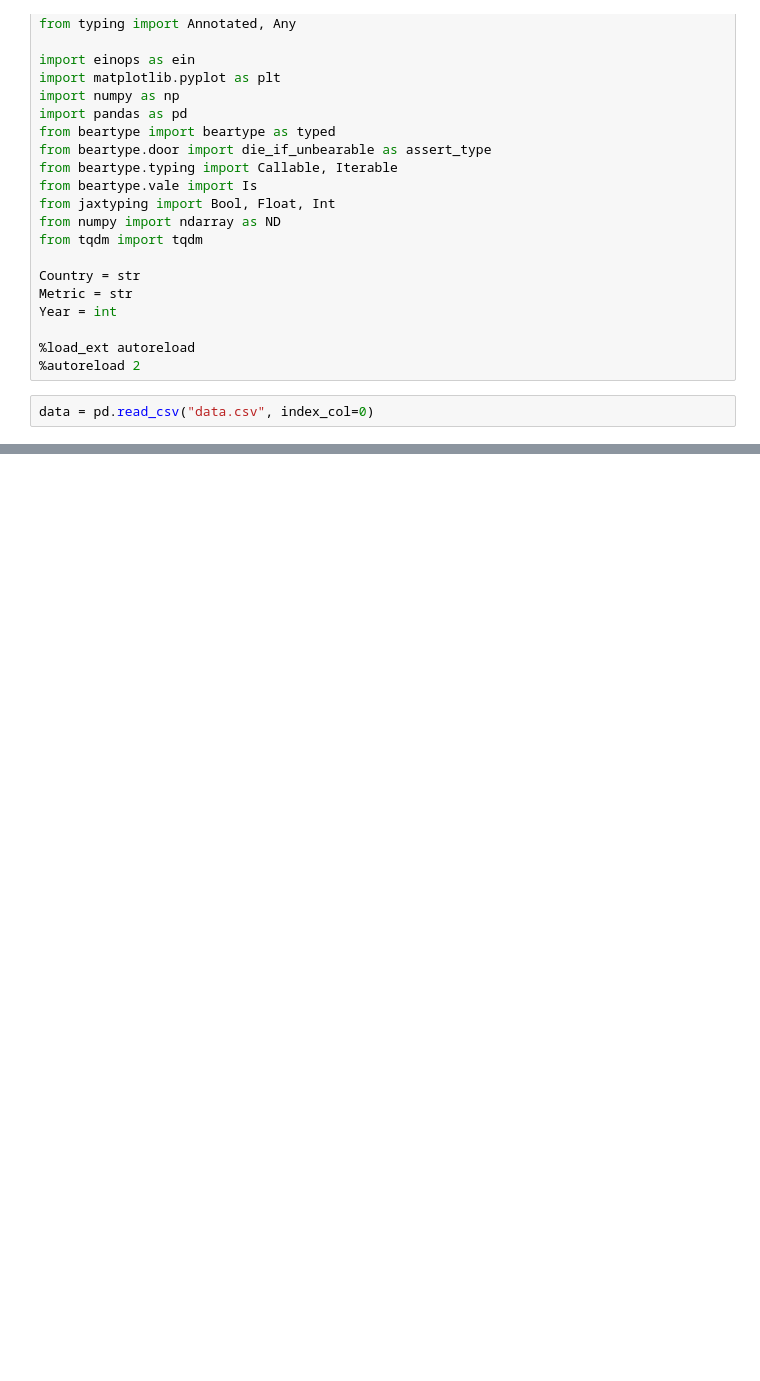
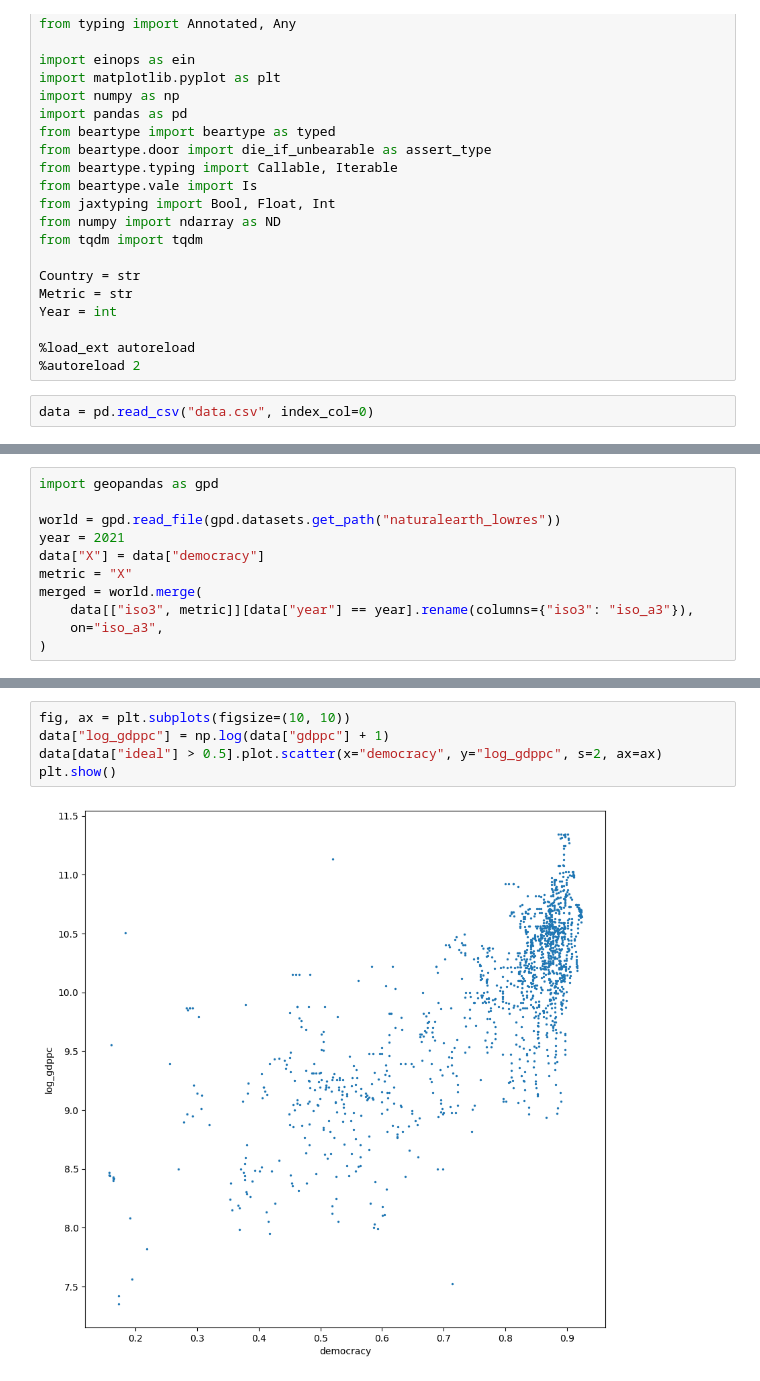
Before and after one commit to msh2481/CountryStats, a Jupyter notebook: explore.ipynb, the cells around one changed output, grey strips where cells are left out. Drawn from its saved outputs; the diff is of its cells as text; blank space fills up the shorter version.

```diff
--- a/explore.ipynb
+++ b/explore.ipynb
@@ -89,0 +116,11 @@ TypeError: unsupported operand type(s) for /: 'str' and 'str'
+# %%
+import geopandas as gpd
+
+world = gpd.read_file(gpd.datasets.get_path("naturalearth_lowres"))
+year = 2021
+data["X"] = data["democracy"]
+metric = "X"
+merged = world.merge(
+    data[["iso3", metric]][data["year"] == year].rename(columns={"iso3": "iso_a3"}),
+    on="iso_a3",
+)
@@ -89,0 +131,7 @@ TypeError: unsupported operand type(s) for /: 'str' and 'str'
+# %%
+fig, ax = plt.subplots(figsize=(10, 10))
+data["log_gdppc"] = np.log(data["gdppc"] + 1)
+data[data["ideal"] > 0.5].plot.scatter(x="democracy", y="log_gdppc", s=2, ax=ax)
+plt.show()
+# %% [output]
+[figure, added]
```
Also changed, not shown: parts of 9 cells of this notebook, 3 other files.
